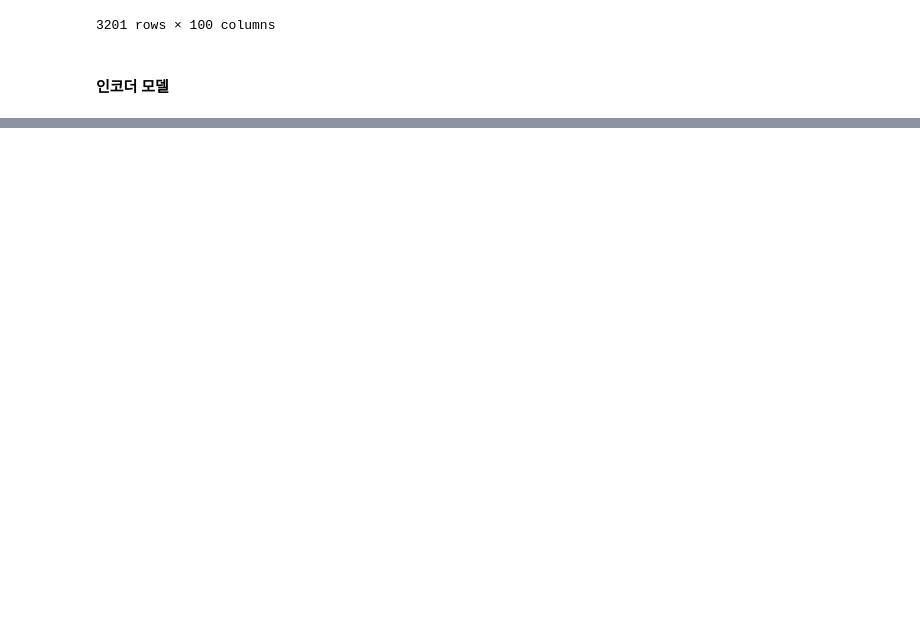
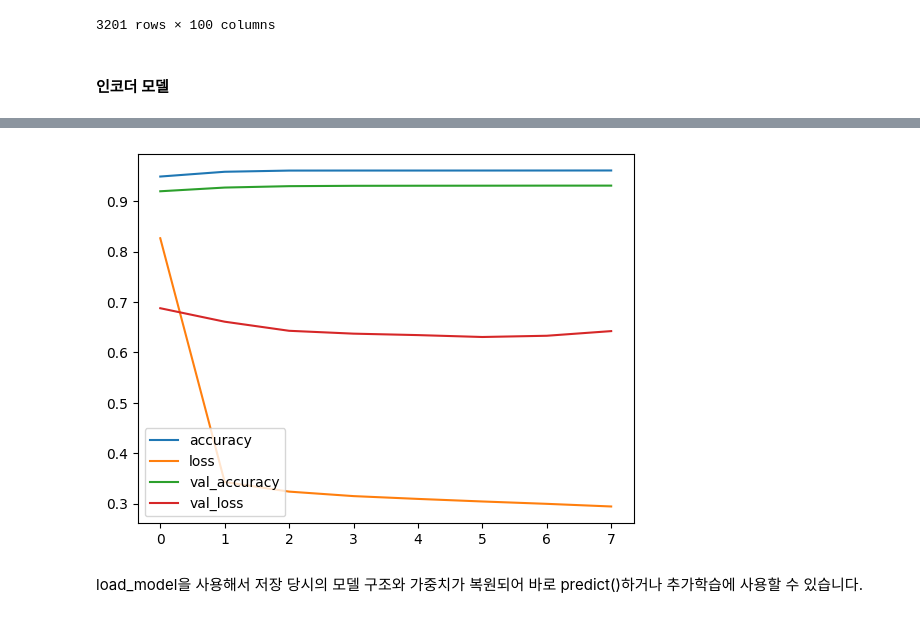
Before and after one commit to seunghun92-lab/nlp, a Jupyter notebook: 07_seq2seq/01_seq2seq_translation.ipynb, the cells around one changed output, grey strips where cells are left out. Saved outputs shown, nothing was run; the diff lists cells and outputs as text; code cells hidden in the pictures; blank space fills up the shorter version.

```diff
--- a/07_seq2seq/01_seq2seq_translation.ipynb
+++ b/07_seq2seq/01_seq2seq_translation.ipynb
@@ -281,0 +386,10 @@ pd.DataFrame(en_embedding_matrix, index=eng_word_index)
+# %%
+#  학습 로그(CSV 로그) 시각화 (loss/accuracy 곡선) : 중간에 끊었을 때 시각화
+import matplotlib.pyplot as plt
+import pandas as pd
+
+df = pd.read_csv("train_log.csv")
+df = df.drop(columns=['epoch']).plot()
+plt.show()
+# %% [output]
+[figure, added]
@@ -281,0 +403,2 @@ pd.DataFrame(en_embedding_matrix, index=eng_word_index)
+# %% [markdown]
+load_model을 사용해서 저장 당시의 모델 구조와 가중치가 복원되어 바로 predict()하거나 추가학습에 사용할 수 있습니다.
```
Also changed, not shown: parts of 43 cells of this notebook.
